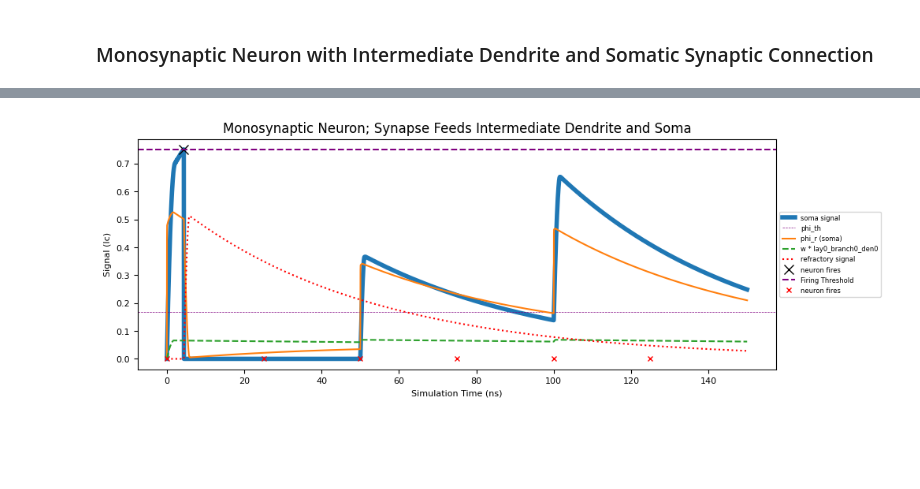
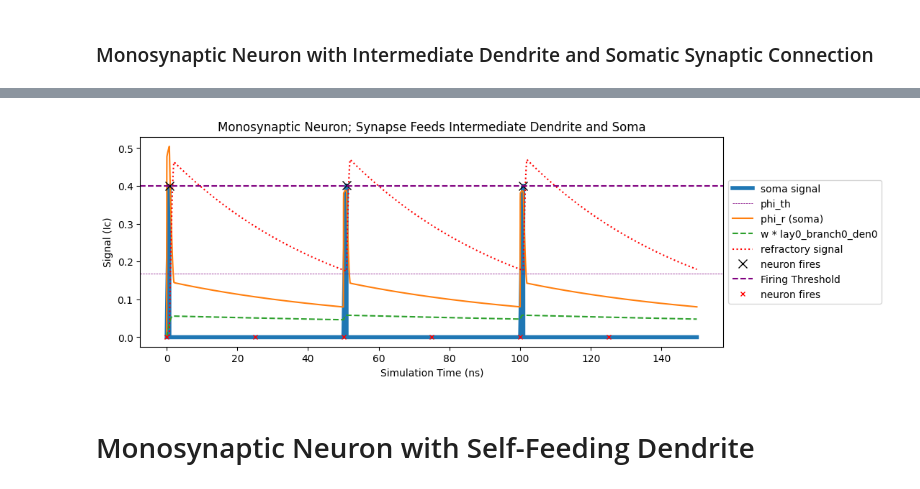
Before and after one commit to ryangitsit/sim_soens, a Jupyter notebook: library_tour.ipynb, the cells around one changed output, grey strips where cells are left out. Cells and saved outputs as stored; diff of their text form; code cells hidden in the pictures; blank space fills up the shorter version.

```diff
--- a/library_tour.ipynb
+++ b/library_tour.ipynb
@@ -190,9 +262,10 @@ mono_dend.plot_neuron_activity(net,phir=True,title=title)
 # %%
-# Monosynaptic neuron with dendrite and skip connection
-mono_dend_soma = NeuralZoo(type='mono_dend_soma',**default_neuron_params)
-mono_dend_soma.synapses[0][1][0][0].add_input(input.signals[0])
+mono_dend_soma = NeuralZoo(type='mono_dend_soma',s_th=0.4)
+mono_dend_soma.uniform_input(input)
 net = network(sim=True,dt=.01,tf=150,nodes=[mono_dend_soma])
 title = "Monosynaptic Neuron; Synapse Feeds Intermediate Dendrite and Soma"
 mono_dend_soma.plot_neuron_activity(net,title=title,input=input,phir=True)
 # %% [output]
-[figure, old version]
+[figure, new version]
+# %% [markdown]
+# Monosynaptic Neuron with Self-Feeding Dendrite
```
Also changed, not shown: parts of 46 cells of this notebook, 15 other files.
